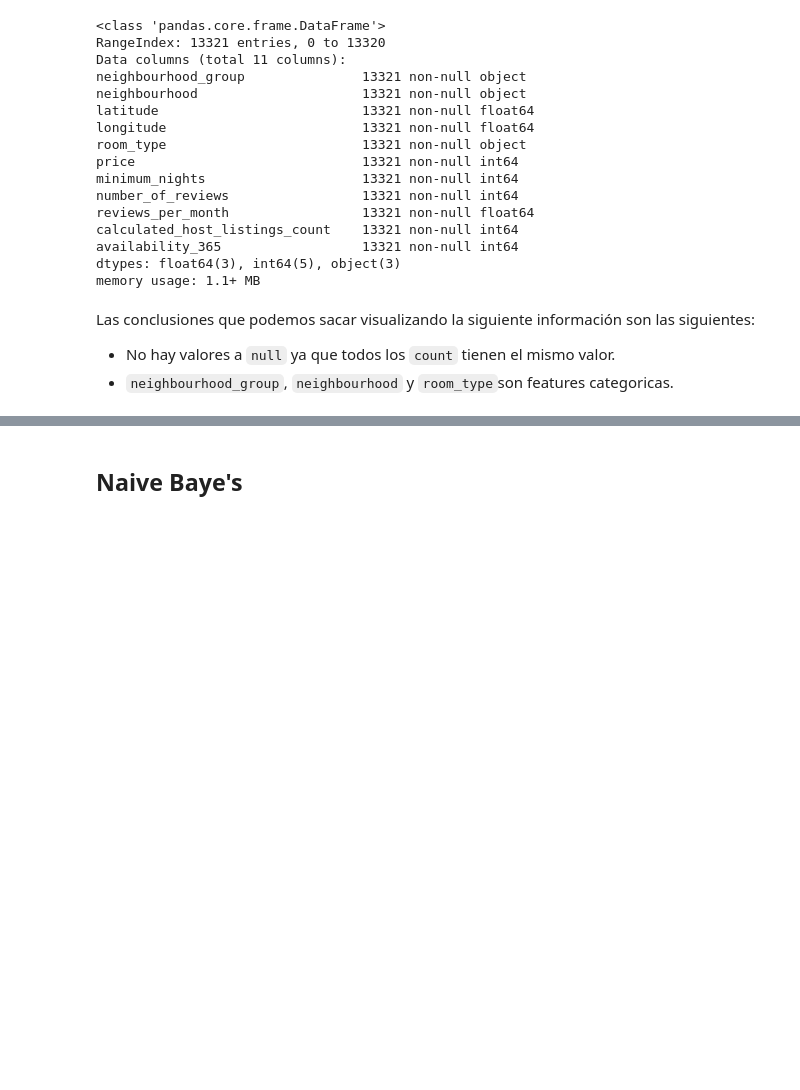
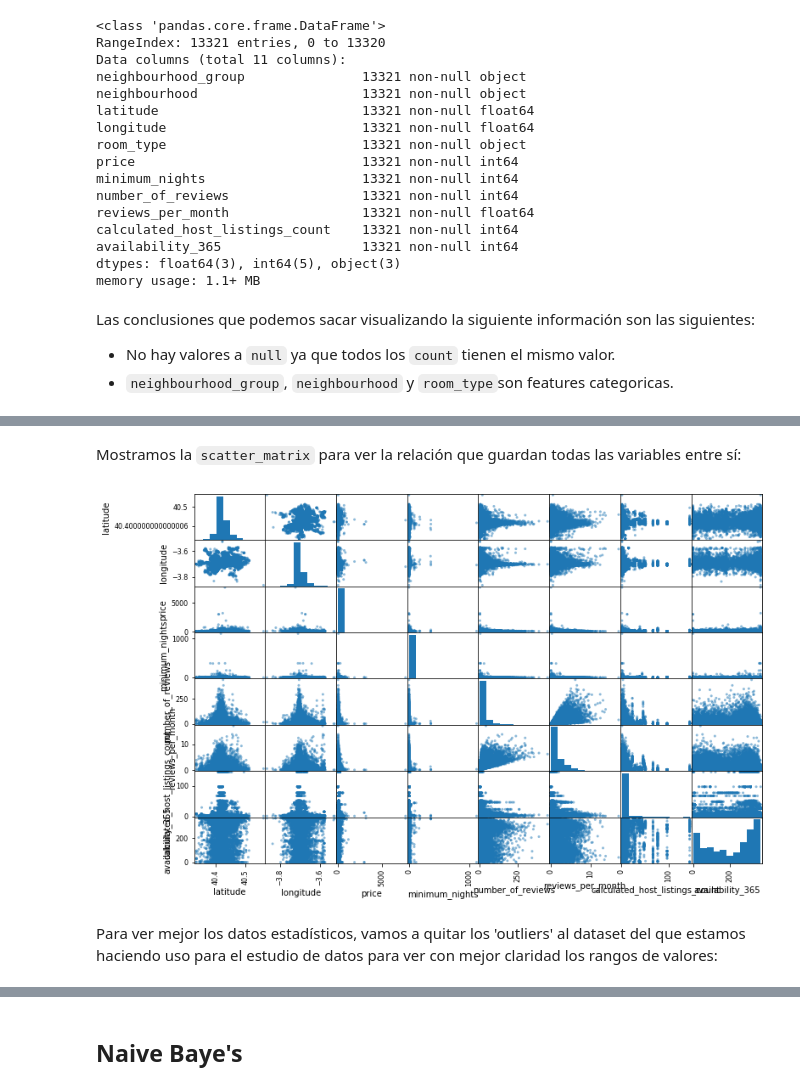
Before and after one commit to frapima/AAI, a Jupyter notebook: projects/module1/tp1/InsideAirBnB.ipynb, the cells around one changed output, grey strips where cells are left out. Cells and saved outputs as stored; diff of their text form; code cells hidden in the pictures; blank space fills up the shorter version.

```diff
--- a/projects/module1/tp1/InsideAirBnB.ipynb
+++ b/projects/module1/tp1/InsideAirBnB.ipynb
@@ -120,0 +163,8 @@ Las conclusiones que podemos sacar visualizando la siguiente información son la
+# %% [markdown]
+Mostramos la `scatter_matrix` para ver la relación que guardan todas las variables entre sí:
+# %%
+scatter_matrix = scatter_matrix(airbnb_est[airbnb_est.columns], figsize=(12,8))
+# %% [output]
+[figure, added]
+# %% [markdown]
+Para ver mejor los datos estadísticos, vamos a quitar los 'outliers' al dataset del que estamos haciendo uso para el estudio de datos para ver con mejor claridad los rangos de valores:
```
Also changed, not shown: parts of 74 cells of this notebook, 1 other file.
